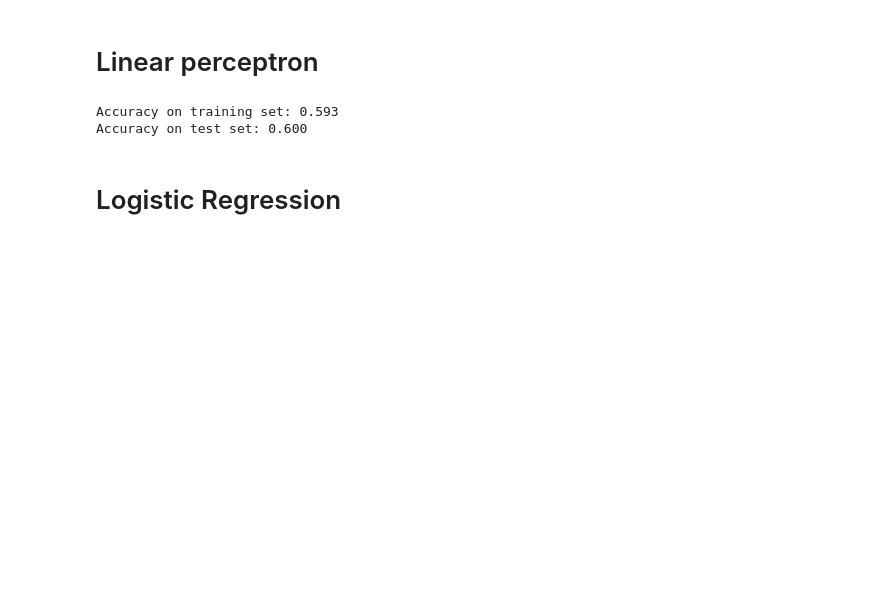
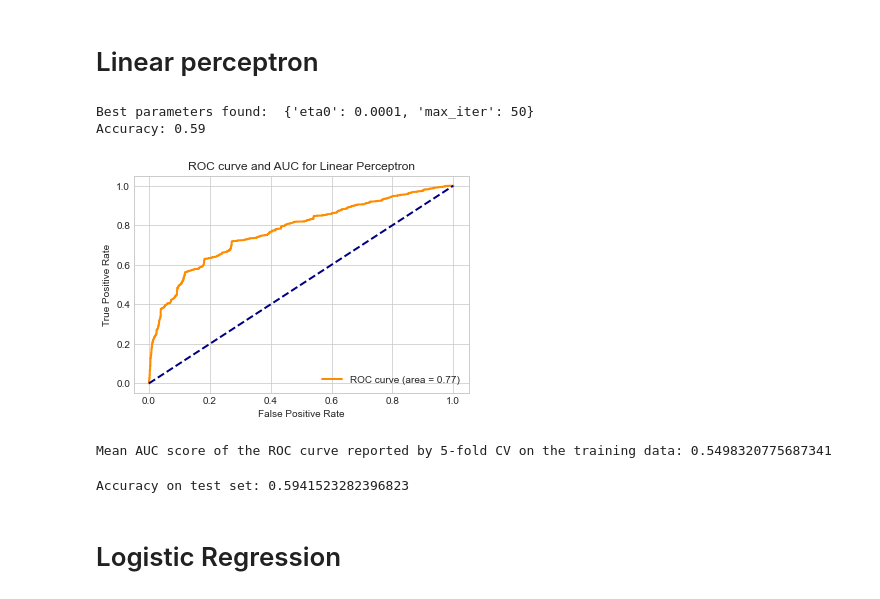
Before and after one commit to Pscmar/DataMining-proj, a Jupyter notebook: Task-1/model.ipynb, the cells around one changed output. Cells and saved outputs as stored; diff of their text form; code cells hidden in the pictures; blank space fills up the shorter version.

```diff
--- a/Task-1/model.ipynb
+++ b/Task-1/model.ipynb
@@ -331,18 +346,58 @@ plt.show()
 ---
 # %% [markdown]
 # Linear perceptron
-# %%
-# Linear perceptron Classifier
-from sklearn.linear_model import Perceptron
-perceptron = Perceptron()
-perceptron.fit(X_train, y_train)
-
-# calculating the accuracy of the model
-print("Accuracy on training set: {:.3f}".format(perceptron.score(X_train, y_train)))
-print("Accuracy on test set: {:.3f}".format(perceptron.score(X_test, y_test)))
-# %% [output]
-Accuracy on training set: 0.593
-Accuracy on test set: 0.600
+# %%
+# Linear perceptron Classifier
+clf = Perceptron(random_state=42)
+
+# 要调整的超参数及其范围
+param_grid = {
+    'eta0': [0.0001, 0.001, 0.01, 0.1],
+    'max_iter': [10, 50, 100, 200, 500, 1000],
+}
+
+# use grid search to find the best hyperparameter combination
+grid_search = GridSearchCV(clf, param_grid, cv=5, scoring='accuracy', n_jobs=-1)
+grid_search.fit(X_train_selected, y_train)
+
+
+# print the best hyperparameter combination
+print("Best parameters found: ", grid_search.best_params_)
+
+# use the best hyperparameter combination to train the model
+best_clf = grid_search.best_estimator_
+best_clf.fit(X_train_selected, y_train)
+
+# print the accuracy of the model
+y_pred = best_clf.predict(X_test_selected)
+accuracy = accuracy_score(y_test, y_pred)
+print("Accuracy: {:.2f}".format(accuracy))
+# %% [output]
+Best parameters found:  {'eta0': 0.0001, 'max_iter': 50}
+Accuracy: 0.59
+# %%
+# plot the ROC curve
+fpr, tpr, _ = roc_curve(y_test, best_clf.decision_function(X_test_selected))
+roc_auc = auc(fpr, tpr)
+
+plt.plot(fpr, tpr, color='darkorange', lw=2, label='ROC curve (area = %0.2f)' % roc_auc)
+plt.plot([0, 1], [0, 1], color='navy', lw=2, linestyle='--')
+plt.xlabel('False Positive Rate')
+plt.ylabel('True Positive Rate')
+plt.title('ROC curve and AUC for Linear Perceptron')
+plt.legend(loc="lower right")
+plt.show()
+
+# calculate the mean AUC score of the ROC curve reported by 5-fold CV on the training data
+print(f"Mean AUC score of the ROC curve reported by 5-fold CV on the training data: {grid_search.best_score_}")
+# %% [output]
+[figure, added]
+Mean AUC score of the ROC curve reported by 5-fold CV on the training data: 0.5498320775687341
+# %%
+# test in test set
+print(f"Accuracy on test set: {best_clf.score(X_test_selected, y_test)}")
+# %% [output]
+Accuracy on test set: 0.5941523282396823
 # %% [markdown]
 # Logistic Regression
 # %%
```
Also changed, not shown: parts of 14 cells of this notebook.
